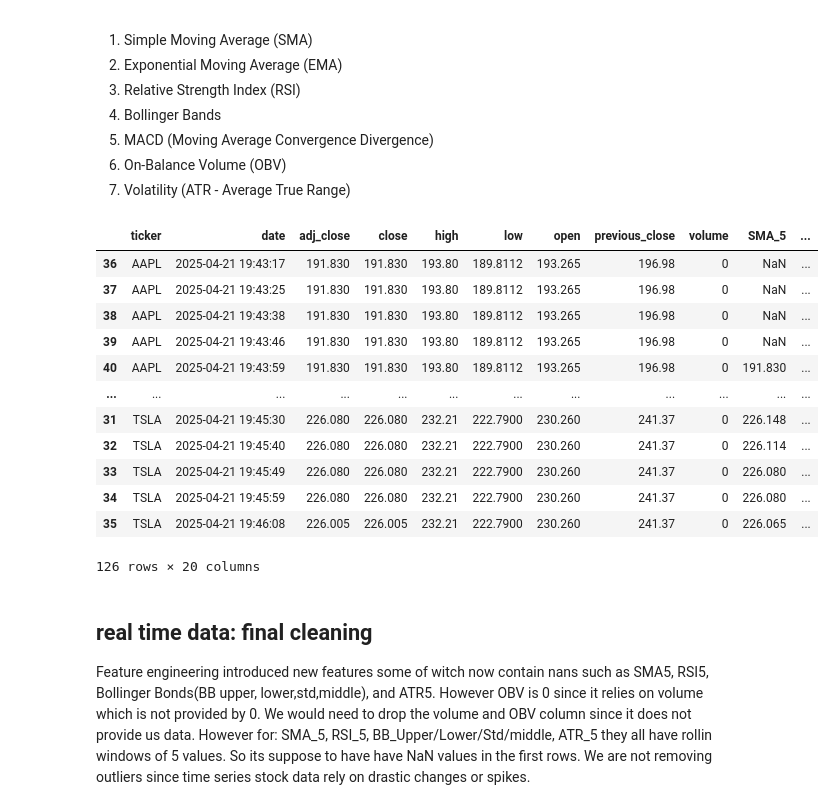
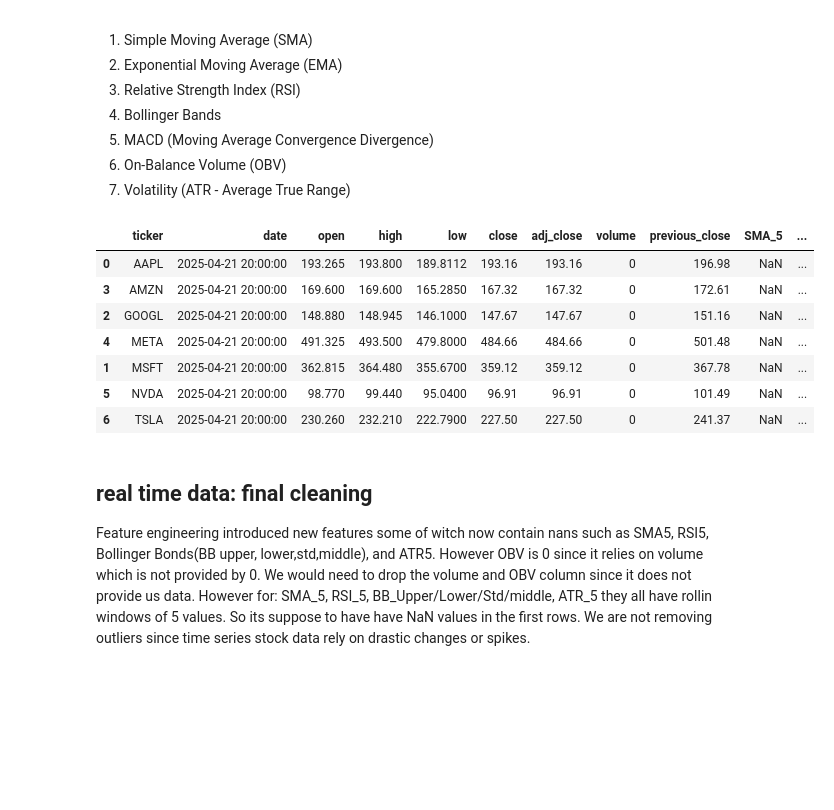
Before and after one commit to HaseemArshad/Stock-Market-Prediction-Model, a Jupyter notebook: StockMarketPredictionModel.ipynb, the cells around one changed output. Cells and saved outputs as stored; diff of their text form; code cells hidden in the pictures; blank space fills up the shorter version.

```diff
--- a/StockMarketPredictionModel.ipynb
+++ b/StockMarketPredictionModel.ipynb
@@ -413,7 +395,6 @@ for _ in range(18):
 # %%
-#turning the cassandra table into a python pandas dataframe for datamanipulation
-query = "SELECT * FROM stock_data.real_time_quotes"
-rows = session.execute(query)
-df_cassandra = pd.DataFrame(rows)
-display(df_cassandra)
+#turning the sql table into a python pandas dataframe for datamanipulation
+query = "SELECT * FROM real_time_quotes"
+df_sql = pd.read_sql_query(query, conn)
+display(df_sql)
 # %% [output]
@@ -455,9 +431,9 @@ def cleaning(df):
     return df
 
 
-#applying the cleaning function on our previous tile: df_cassandra dataframe
-df_cassandracleaned = cleaning(df_cassandra)
-display(df_cassandracleaned)
-print("\nNull Count for Real Time Data (Extracted from Cassandra):\n")
-print(df_cassandracleaned.isnull().sum())
+#applying the cleaning function on our previous tile: df_sql dataframe
+df_sqlcleaned = cleaning(df_sql)
+display(df_sqlcleaned)
+print("\nNull Count for Real Time Data (Extracted from SQL):\n")
+print(df_sqlcleaned.isnull().sum())
 # %% [output]
@@ -534,48 +505,43 @@ def add_technical_indicators(df):
     df['MACD_Signal'] = df.groupby('ticker')['MACD'].transform(lambda x: x.ewm(span=9, adjust=False).mean())
 
     # calclulating On Balance Volume (OBV)
     def compute_obv(group):
         obv = [0]
         for i in range(1, len(group)):
             if group['close'].iloc[i] > group['close'].iloc[i - 1]:
                 obv.append(obv[-1] + group['volume'].iloc[i])
             elif group['close'].iloc[i] < group['close'].iloc[i - 1]:
                 obv.append(obv[-1] - group['volume'].iloc[i])
             else:
                 obv.append(obv[-1])
         return pd.Series(obv, index=group.index)
 
     df['OBV'] = df.groupby('ticker')[['close', 'volume']].apply(compute_obv).reset_index(level=0, drop=True)
 
     # calculating Average True Range (ATR)
     df['prev_close'] = df.groupby('ticker')['close'].shift(1)
     df['high_low'] = df['high'] - df['low']
     df['high_prev_close'] = (df['high'] - df['prev_close']).abs()
     df['low_prev_close'] = (df['low'] - df['prev_close']).abs()
     df['TR'] = df[['high_low', 'high_prev_close', 'low_prev_close']].max(axis=1)
     df['ATR_5'] = df.groupby('ticker')['TR'].transform(lambda x: x.rolling(window=5).mean())
 
     # dropping the temporary columns we had
     df.drop(columns=['prev_close', 'high_low', 'high_prev_close', 'low_prev_close', 'TR'], inplace=True)
 
     return df
 
-df_cleaned_cass_features=add_technical_indicators(df_cassandracleaned)
-display(df_cleaned_cass_features)
+df_cleaned_sql_features=add_technical_indicators(df_sqlcleaned)
+display(df_cleaned_sql_features)
 # %% [output]
-|  | ticker | date | adj_close | close | high | low | open | previous_close | volume | SMA_5 | ... |
-| 36 | AAPL | 2025-04-21 19:43:17 | 191.830 | 191.830 | 193.80 | 189.8112 | 193.265 | 196.98 | 0 | NaN | ... |
-| 37 | AAPL | 2025-04-21 19:43:25 | 191.830 | 191.830 | 193.80 | 189.8112 | 193.265 | 196.98 | 0 | NaN | ... |
-| 38 | AAPL | 2025-04-21 19:43:38 | 191.830 | 191.830 | 193.80 | 189.8112 | 193.265 | 196.98 | 0 | NaN | ... |
-| 39 | AAPL | 2025-04-21 19:43:46 | 191.830 | 191.830 | 193.80 | 189.8112 | 193.265 | 196.98 | 0 | NaN | ... |
-| 40 | AAPL | 2025-04-21 19:43:59 | 191.830 | 191.830 | 193.80 | 189.8112 | 193.265 | 196.98 | 0 | 191.830 | ... |
-| ... | ... | ... | ... | ... | ... | ... | ... | ... | ... | ... | ... |
-| 31 | TSLA | 2025-04-21 19:45:30 | 226.080 | 226.080 | 232.21 | 222.7900 | 230.260 | 241.37 | 0 | 226.148 | ... |
-| 32 | TSLA | 2025-04-21 19:45:40 | 226.080 | 226.080 | 232.21 | 222.7900 | 230.260 | 241.37 | 0 | 226.114 | ... |
-| 33 | TSLA | 2025-04-21 19:45:49 | 226.080 | 226.080 | 232.21 | 222.7900 | 230.260 | 241.37 | 0 | 226.080 | ... |
-| 34 | TSLA | 2025-04-21 19:45:59 | 226.080 | 226.080 | 232.21 | 222.7900 | 230.260 | 241.37 | 0 | 226.080 | ... |
-| 35 | TSLA | 2025-04-21 19:46:08 | 226.005 | 226.005 | 232.21 | 222.7900 | 230.260 | 241.37 | 0 | 226.065 | ... |
+|  | ticker | date | open | high | low | close | adj_close | volume | previous_close | SMA_5 | ... |
+| 0 | AAPL | 2025-04-21 20:00:00 | 193.265 | 193.800 | 189.8112 | 193.16 | 193.16 | 0 | 196.98 | NaN | ... |
+| 3 | AMZN | 2025-04-21 20:00:00 | 169.600 | 169.600 | 165.2850 | 167.32 | 167.32 | 0 | 172.61 | NaN | ... |
+| 2 | GOOGL | 2025-04-21 20:00:00 | 148.880 | 148.945 | 146.1000 | 147.67 | 147.67 | 0 | 151.16 | NaN | ... |
+| 4 | META | 2025-04-21 20:00:00 | 491.325 | 493.500 | 479.8000 | 484.66 | 484.66 | 0 | 501.48 | NaN | ... |
+| 1 | MSFT | 2025-04-21 20:00:00 | 362.815 | 364.480 | 355.6700 | 359.12 | 359.12 | 0 | 367.78 | NaN | ... |
+| 5 | NVDA | 2025-04-21 20:00:00 | 98.770 | 99.440 | 95.0400 | 96.91 | 96.91 | 0 | 101.49 | NaN | ... |
+| 6 | TSLA | 2025-04-21 20:00:00 | 230.260 | 232.210 | 222.7900 | 227.50 | 227.50 | 0 | 241.37 | NaN | ... |
-126 rows × 20 columns
 # %% [markdown]
 ## real time data: final cleaning
 Feature engineering introduced new features some of witch now contain nans such as SMA5, RSI5, Bollinger Bonds(BB upper, lower,std,middle), and ATR5. However OBV is 0 since it relies on volume which is not provided by 0. We would need to drop the volume and OBV column since it does not provide us data. However for: SMA_5, RSI_5, BB_Upper/Lower/Std/middle, ATR_5 they all have rollin windows of 5 values. So its suppose to have have NaN values in the first rows. We are not removing outliers since time series stock data rely on drastic changes or spikes.
```
Also changed, not shown: parts of 19 cells of this notebook, 1 other file.
